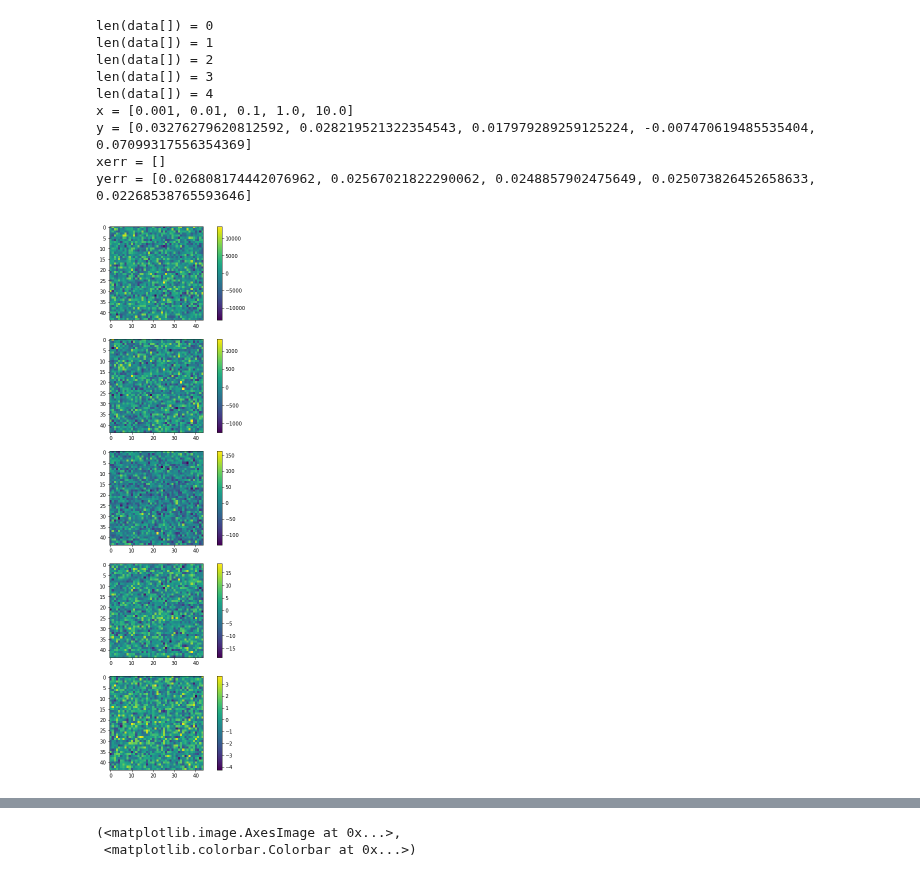
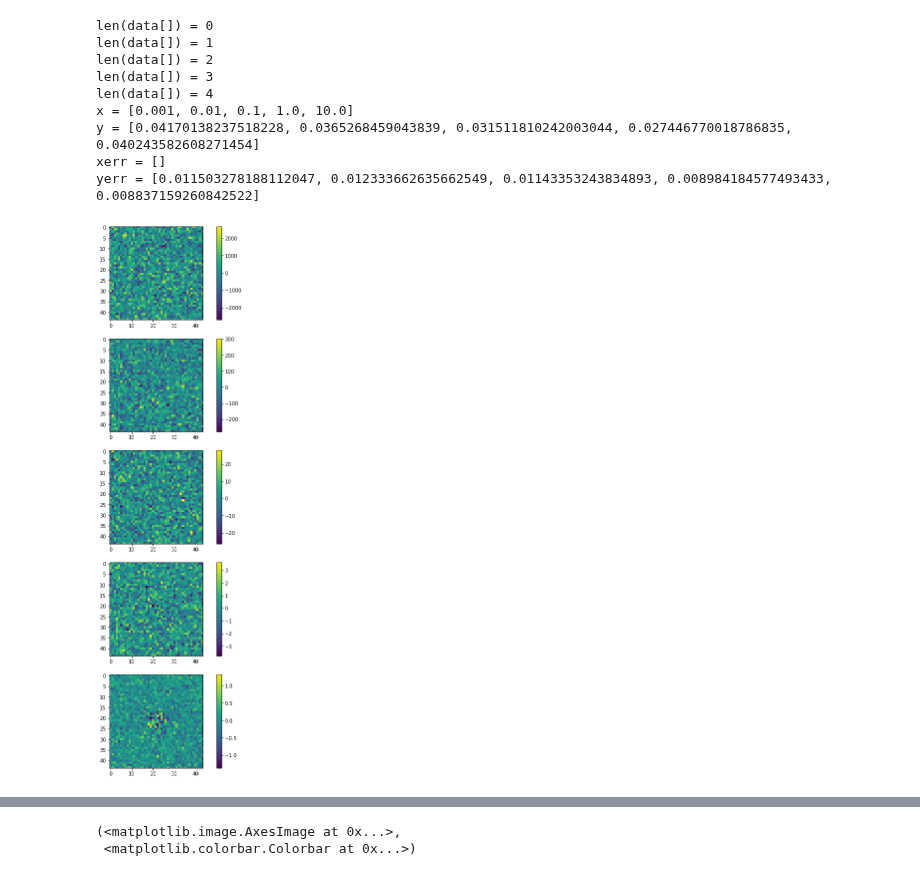
Before and after one commit to norrisbach/Metacal, a Jupyter notebook: metacal.ipynb, the cells around one changed output, grey strips where cells are left out. Drawn from its saved outputs; the diff is of its cells as text; code cells hidden in the pictures.

```diff
--- a/metacal.ipynb
+++ b/metacal.ipynb
@@ -114,15 +114,19 @@ def make_data(rng, FbyB, shear, version=0, first=False, SbyN=20):
     std_tmp =  5
     F = SbyN**2.*(1+FbyB)/FbyB
     B = F/FbyB
+    B_val = B/25.0
 
     im = (im/flux_tmp)*F
+
+    combined_var = B_val + im
+
 
 
 
     if version==0:
         noise_image_1 = rng.normal(scale=1, size=im.array.shape)
         noise_image_1 = noise_image_1/std_tmp
-        noise_image_1 *= np.sqrt(B)
+        noise_image_1 *= np.sqrt(combined_var.array)
         im += noise_image_1
 
 
@@ -139,18 +143,13 @@ def make_data(rng, FbyB, shear, version=0, first=False, SbyN=20):
 
 
         random = galsim.BaseDeviate()
-        var_image = im + B
-
-
+        var_image = im + B/25.0
 
         varNoise = galsim.VariableGaussianNoise(random, var_image)
         #varNoise.array = varNoise.array*np.sqrt(B)/std_tmp
 
         im.addNoise(varNoise)
 
-
-
-        return
 
         if first:
             backgrounds.append(var_image.array)
@@ -170,7 +169,8 @@ def make_data(rng, FbyB, shear, version=0, first=False, SbyN=20):
     # noise variance map
     if version==0:
         #wt = imArr*0 + 1.0/(noise)**2
-        wt = noise_image_1
+        #wt = (im.array)*0 + 25.0/B
+        wt = 1.0/combined_var.array
     if version==1:
         wt = 1.0/var_image.array
 
@@ -188,5 +188,3 @@ def make_data(rng, FbyB, shear, version=0, first=False, SbyN=20):
         psf=psf_obs,
     )
     return obs, backgrounds
-# %%
-imgdata = make_data(rng=rng, FbyB=0.01, shear=shear_true, version=1, first=True, SbyN=20)
@@ -281,32 +277,32 @@ boot      = ngmix.metacal.MetacalBootstrapper(
 # %%
 #noise_arr = 1e5*np.logspace(-4, -2, 5, base=10.0)
 FBratioArr = np.logspace(start=-3,stop=1,num=5, base=10)
 num_tests = len(FBratioArr)
-num_gals = 200
+num_gals = 100
 shear_true = [0.03, 0.00]
 #ans1 = analyze(rng, num_tests, num_gals, noise_arr, shear_true, version=0, first = True)
 ans1 = analyze(rng, num_tests, num_gals, FBratioArr, shear_true, version=0, first=True, SbyN=20)
 backgrounds = ans1[4]
 print("x =", ans1[0])
 print("y =", ans1[1])
 print("xerr =", ans1[2])
 print("yerr =", ans1[3])
 plt.close()
 fig = plt.figure(figsize=(10, 20))
 
 for i in range(len(backgrounds)):
     sub = fig.add_subplot(len(backgrounds), 1, i + 1)
     plot = sub.imshow(backgrounds[i])
     fig.colorbar(plot)
 # %% [output]
 len(data[]) = 0
 len(data[]) = 1
 len(data[]) = 2
 len(data[]) = 3
 len(data[]) = 4
 x = [0.001, 0.01, 0.1, 1.0, 10.0]
-y = [0.03276279620812592, 0.028219521322354543, 0.017979289259125224, -0.007470619485535404, 0.07099317556354369]
+y = [0.04170138237518228, 0.0365268459043839, 0.031511810242003044, 0.027446770018786835, 0.040243582608271454]
 xerr = []
-yerr = [0.026808174442076962, 0.02567021822290062, 0.0248857902475649, 0.025073826452658633, 0.02268538765593646]
+yerr = [0.011503278188112047, 0.012333662635662549, 0.01143353243834893, 0.008984184577493433, 0.008837159260842522]
-[figure, old version]
+[figure, new version]
 # %%
```
Also changed, not shown: parts of 4 cells of this notebook.
